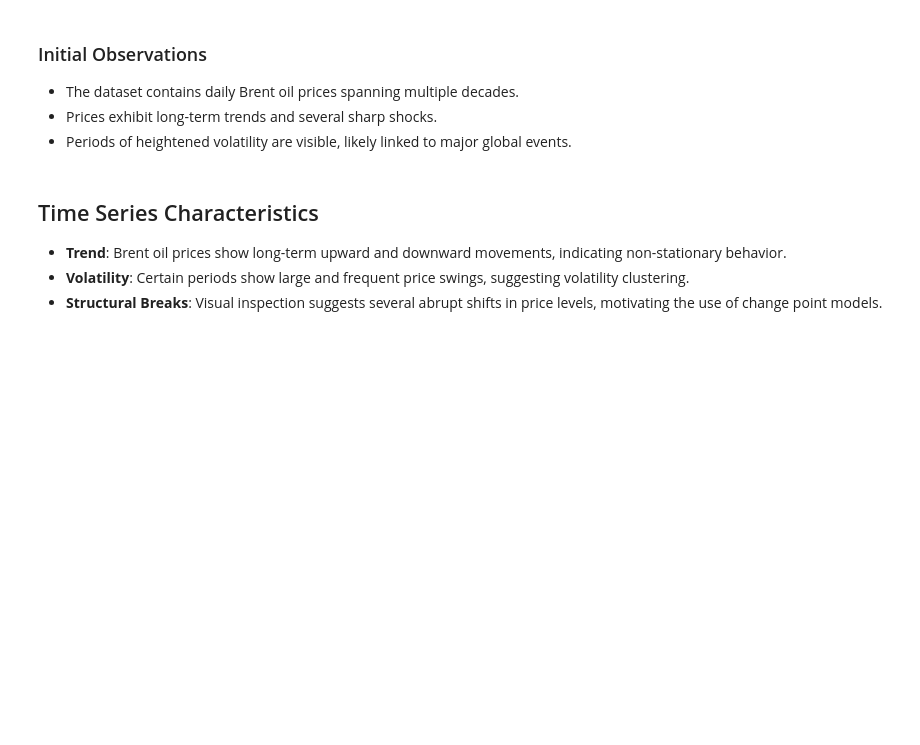
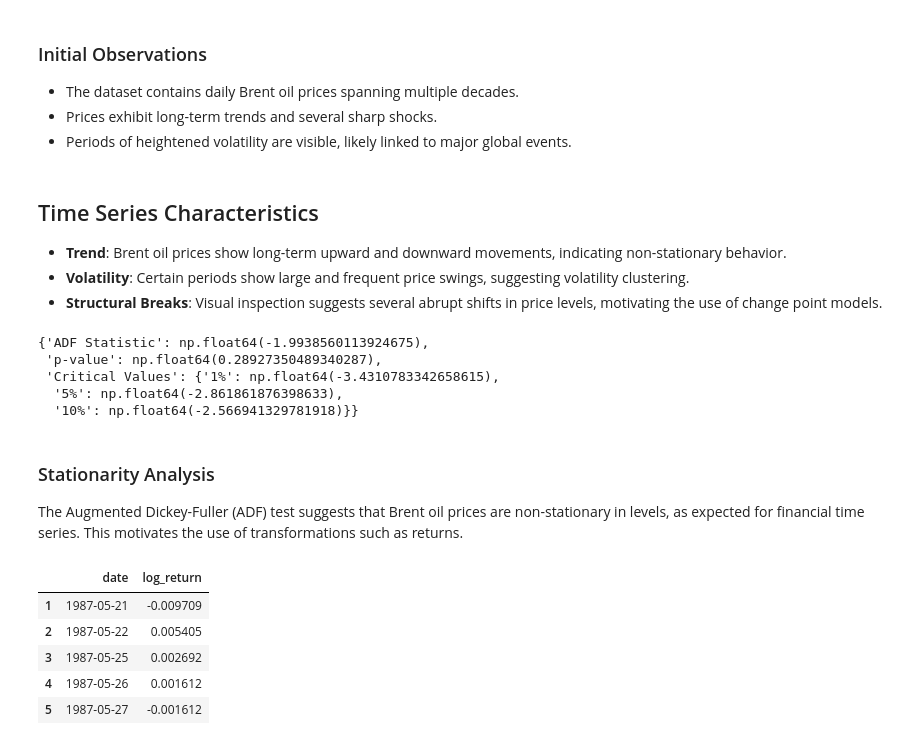
Before and after one commit to linat117/brent-oil-change-point-analysis, a Jupyter notebook: notebooks/01_eda.ipynb, the cells around one changed output. Saved outputs shown, nothing was run; the diff lists cells and outputs as text; code cells hidden in the pictures; blank space fills up the shorter version.

```diff
--- a/notebooks/01_eda.ipynb
+++ b/notebooks/01_eda.ipynb
@@ -57,0 +61,33 @@ memory usage: 140.9 KB
+# %%
+def adf_test(series):
+    result = adfuller(series.dropna())
+    return {
+        "ADF Statistic": result[0],
+        "p-value": result[1],
+        "Critical Values": result[4]
+    }
+
+adf_test(df['price'])
+# %% [output]
+{'ADF Statistic': np.float64(-1.9938560113924675),
+ 'p-value': np.float64(0.28927350489340287),
+ 'Critical Values': {'1%': np.float64(-3.4310783342658615),
+  '5%': np.float64(-2.861861876398633),
+  '10%': np.float64(-2.566941329781918)}}
+# %% [markdown]
+### Stationarity Analysis
+
+The Augmented Dickey-Fuller (ADF) test suggests that Brent oil prices
+are non-stationary in levels, as expected for financial time series.
+This motivates the use of transformations such as returns.
+# %%
+df['log_return'] = np.log(df['price']).diff()
+
+df[['date', 'log_return']].dropna().head()
+# %% [output]
+|  | date | log_return |
+| 1 | 1987-05-21 | -0.009709 |
+| 2 | 1987-05-22 | 0.005405 |
+| 3 | 1987-05-25 | 0.002692 |
+| 4 | 1987-05-26 | 0.001612 |
+| 5 | 1987-05-27 | -0.001612 |
```
Also changed, not shown: parts of 5 cells of this notebook, 4 other files.
